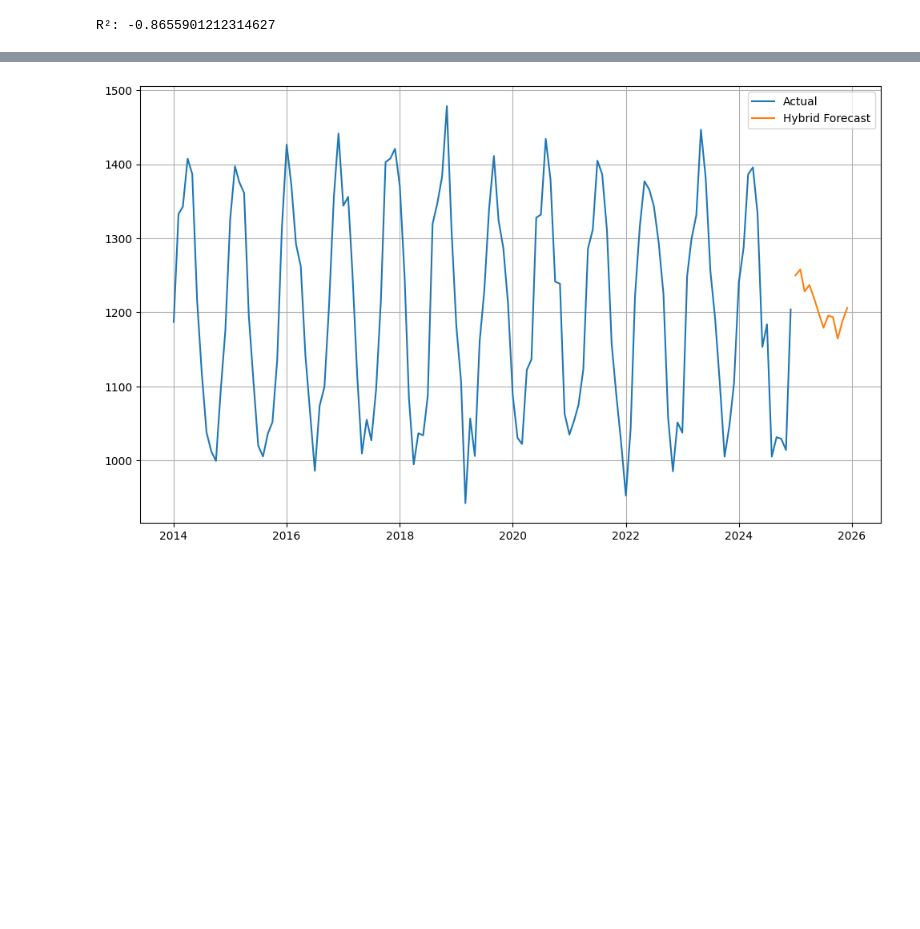
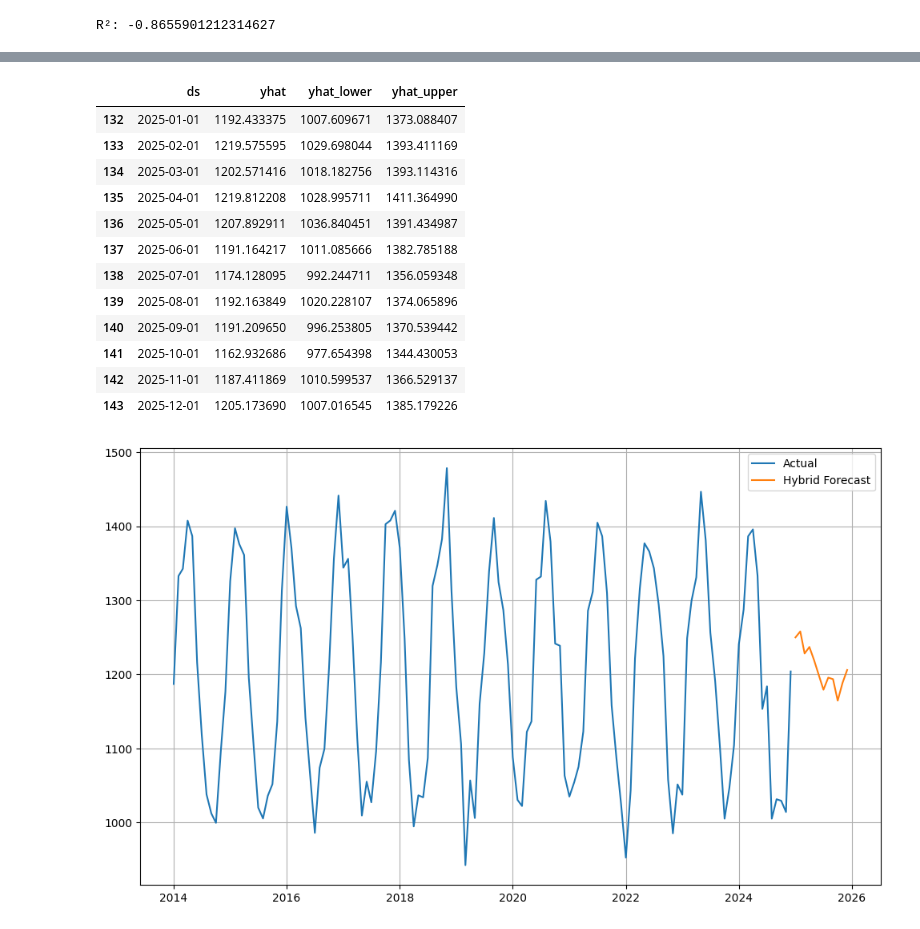
Before and after one commit to ashiqurrahmanshihab/Hybrid_Demand_Forecasting_and-Reorder_Point_Planning_Using_AROPHET, a Jupyter notebook: Final AROPHET.ipynb, the cells around one changed output, grey strips where cells are left out. Drawn from its saved outputs; the diff is of its cells as text; code cells hidden in the pictures; blank space fills up the shorter version.

```diff
--- a/Final AROPHET.ipynb
+++ b/Final AROPHET.ipynb
@@ -110,11 +110,44 @@ print("R²:", r2)
 # %% [output]
 R²: -0.8655901212314627
 # %%
-# --- Prophet Forecasting (Univariate) ---
+import pandas as pd
+from prophet import Prophet
+
+# Load the Excel file
+file_path = "/Users/ashikurrahmanshihab/GitHub/Hybrid-Demand-Forecasting-and-Reorder-Point-Planning-Using-AROPHET-in-the-Pharmaceutical-Industry/Alton_20_Sales_Data_2014_2024.xlsx"
+df_raw = pd.read_excel(file_path)
+
+# Clean the data
+if df_raw.iloc[0, 0] == "Month":
+    df_clean = df_raw.iloc[1:].reset_index(drop=True)
+else:
+    df_clean = df_raw.copy()
+
+df_clean = df_clean.iloc[:, :2]
+df_clean.columns = ['ds', 'y']
+
+df_clean['y'] = (
+    df_clean['y']
+    .astype(str)
+    .str.replace(r'[^0-9.]', '', regex=True)
+    .replace('', pd.NA)
+    .astype(float)
+)
+
+df_clean['ds'] = pd.to_datetime(df_clean['ds'], errors='coerce')
+df_clean.dropna(inplace=True)
+
+# Prophet Forecasting
 model = Prophet(yearly_seasonality=True)
 model.fit(df_clean)
 
+# Forecast 12 future months
 future = model.make_future_dataframe(periods=12, freq='MS')
 forecast = model.predict(future)
+
+# Filter forecast for 2025
 forecast_2025 = forecast[forecast['ds'].dt.year == 2025].copy()
+
+# Show forecasted values for 2025
+forecast_2025[['ds', 'yhat', 'yhat_lower', 'yhat_upper']]
 # %% [output]
@@ -123,3 +156,16 @@ forecast_2025 = forecast[forecast['ds'].dt.year == 2025].copy()
+|  | ds | yhat | yhat_lower | yhat_upper |
+| 132 | 2025-01-01 | 1192.433375 | 1007.609671 | 1373.088407 |
+| 133 | 2025-02-01 | 1219.575595 | 1029.698044 | 1393.411169 |
+| 134 | 2025-03-01 | 1202.571416 | 1018.182756 | 1393.114316 |
+| 135 | 2025-04-01 | 1219.812208 | 1028.995711 | 1411.364990 |
+| 136 | 2025-05-01 | 1207.892911 | 1036.840451 | 1391.434987 |
+| 137 | 2025-06-01 | 1191.164217 | 1011.085666 | 1382.785188 |
+| 138 | 2025-07-01 | 1174.128095 | 992.244711 | 1356.059348 |
+| 139 | 2025-08-01 | 1192.163849 | 1020.228107 | 1374.065896 |
+| 140 | 2025-09-01 | 1191.209650 | 996.253805 | 1370.539442 |
+| 141 | 2025-10-01 | 1162.932686 | 977.654398 | 1344.430053 |
+| 142 | 2025-11-01 | 1187.411869 | 1010.599537 | 1366.529137 |
+| 143 | 2025-12-01 | 1205.173690 | 1007.016545 | 1385.179226 |
 # %%
 # --- Step 3: Bootstrapped Confidence Intervals for Prophet Forecast ---
 
```
Also changed, not shown: parts of 10 cells of this notebook, 1 other file.
